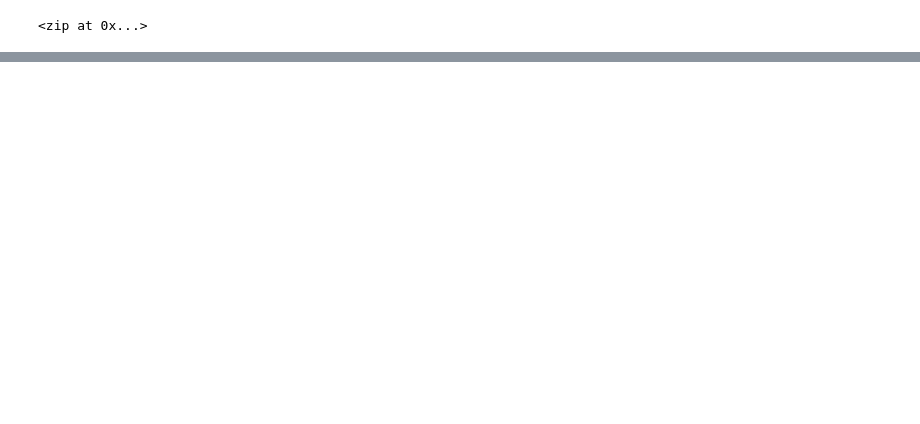
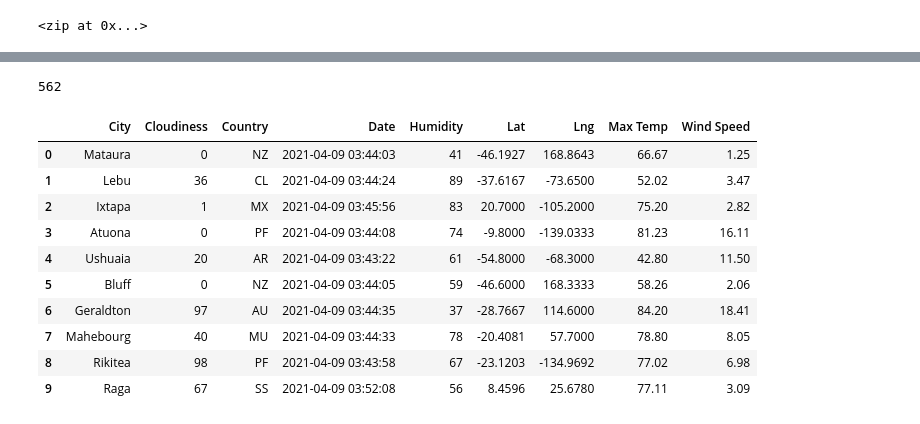
Before and after one commit to EMarksCyr/World_Weather_Analysis, a Jupyter notebook: WeatherPy.ipynb, the cells around one changed output, grey strips where cells are left out. Cells and saved outputs as stored; diff of their text form; code cells hidden in the pictures; blank space fills up the shorter version.

Commit message:
added files to gitignore, gathered city data from weather API and stored in dataFrame and output CSV file

```diff
--- a/WeatherPy.ipynb
+++ b/WeatherPy.ipynb
@@ -39,0 +50,4 @@ for coordinate in coordinates:
+# %%
+#Starting URL for Weather API Call from https://openweathermap.org/current#name
+url = "http://api.openweathermap.org/data/2.5/weather?units=Imperial&APPID=" + weather_api_key
+print(url)
@@ -39,0 +56,5 @@ for coordinate in coordinates:
+# %%
+#create an endpoint URL for a city to specify
+# Create an endpoint URL for a city.
+city_url = url + "&q=" + "Boston"
+print(city_url)
@@ -39,0 +63,9 @@ for coordinate in coordinates:
+# %%
+# Make a 'Get' request for the city weather.
+city_weather = requests.get(city_url)
+city_weather
+#create output for request errors in case the url doesnt work and doesnt produce a status of 200
+if city_weather.status_code == 200:
+    print(f"City Weather found.")
+else:
+    print(f"City weather not found.")
@@ -39,0 +139,10 @@ for coordinate in coordinates:
+# %%
+# Create an empty list to hold the weather data.
+city_data = []
+# Print the beginning of the logging.
+print("Beginning Data Retrieval     ")
+print("-----------------------------")
+
+# Create counters that start at 1 not 0.
+record_count = 1
+set_count = 1
@@ -39,0 +223,20 @@ for coordinate in coordinates:
+# %%
+len(city_data)
+# %% [output]
+562
+# %%
+#convert this array of dictionaries with city data into a Pandas DataFrame
+city_data_df = pd.DataFrame(city_data)
+city_data_df.head(10)
+# %% [output]
+|  | City | Cloudiness | Country | Date | Humidity | Lat | Lng | Max Temp | Wind Speed |
+| 0 | Mataura | 0 | NZ | 2021-04-09 03:44:03 | 41 | -46.1927 | 168.8643 | 66.67 | 1.25 |
+| 1 | Lebu | 36 | CL | 2021-04-09 03:44:24 | 89 | -37.6167 | -73.6500 | 52.02 | 3.47 |
+| 2 | Ixtapa | 1 | MX | 2021-04-09 03:45:56 | 83 | 20.7000 | -105.2000 | 75.20 | 2.82 |
+| 3 | Atuona | 0 | PF | 2021-04-09 03:44:08 | 74 | -9.8000 | -139.0333 | 81.23 | 16.11 |
+| 4 | Ushuaia | 20 | AR | 2021-04-09 03:43:22 | 61 | -54.8000 | -68.3000 | 42.80 | 11.50 |
+| 5 | Bluff | 0 | NZ | 2021-04-09 03:44:05 | 59 | -46.6000 | 168.3333 | 58.26 | 2.06 |
+| 6 | Geraldton | 97 | AU | 2021-04-09 03:44:35 | 37 | -28.7667 | 114.6000 | 84.20 | 18.41 |
+| 7 | Mahebourg | 40 | MU | 2021-04-09 03:44:33 | 78 | -20.4081 | 57.7000 | 78.80 | 8.05 |
+| 8 | Rikitea | 98 | PF | 2021-04-09 03:43:58 | 67 | -23.1203 | -134.9692 | 77.02 | 6.98 |
+| 9 | Raga | 67 | SS | 2021-04-09 03:52:08 | 56 | 8.4596 | 25.6780 | 77.11 | 3.09 |
```
Also changed, not shown: parts of 19 cells of this notebook, 4 other files.
